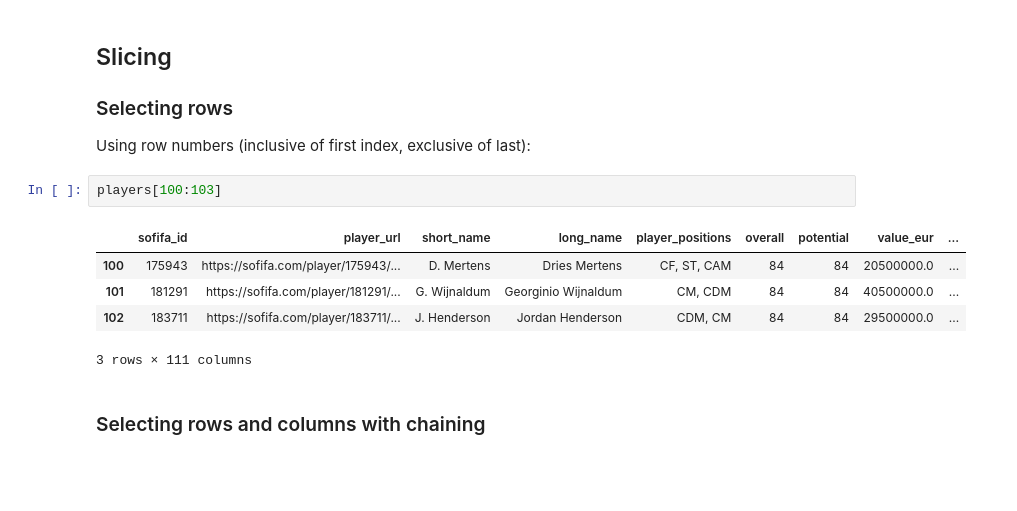
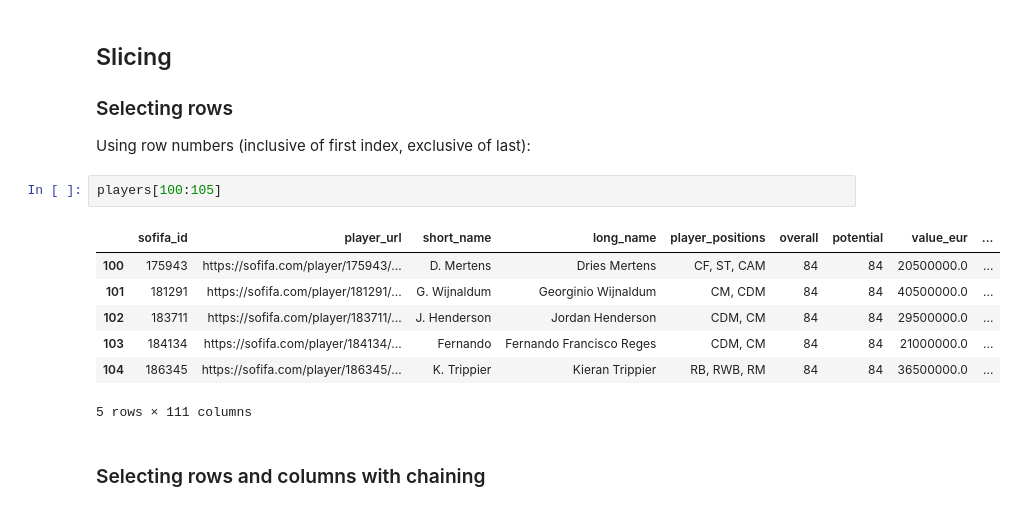
Before and after one commit to idris10x/introduction-to-football-analytics-with-python, a Jupyter notebook: 03_subsetting_data.ipynb, the cells around one changed output. Cells and saved outputs as stored; diff of their text form; blank space fills up the shorter version.

```diff
--- a/03_subsetting_data.ipynb
+++ b/03_subsetting_data.ipynb
@@ -68,13 +78,15 @@ players[['short_name', 'age']]
 ### Selecting rows
 Using row numbers (inclusive of first index, exclusive of last):
 # %%
-players[100:103]
+players[100:105]
 # %% [output]
 |  | sofifa_id | player_url | short_name | long_name | player_positions | overall | potential | value_eur | ... |
 | 100 | 175943 | https://sofifa.com/player/175943/... | D. Mertens | Dries Mertens | CF, ST, CAM | 84 | 84 | 20500000.0 | ... |
 | 101 | 181291 | https://sofifa.com/player/181291/... | G. Wijnaldum | Georginio Wijnaldum | CM, CDM | 84 | 84 | 40500000.0 | ... |
 | 102 | 183711 | https://sofifa.com/player/183711/... | J. Henderson | Jordan Henderson | CDM, CM | 84 | 84 | 29500000.0 | ... |
+| 103 | 184134 | https://sofifa.com/player/184134/... | Fernando | Fernando Francisco Reges | CDM, CM | 84 | 84 | 21000000.0 | ... |
+| 104 | 186345 | https://sofifa.com/player/186345/... | K. Trippier | Kieran Trippier | RB, RWB, RM | 84 | 84 | 36500000.0 | ... |
-3 rows × 111 columns
+5 rows × 111 columns
 # %% [markdown]
 ### Selecting rows and columns with chaining
 # %%
```
Also changed, not shown: parts of 17 cells of this notebook.
